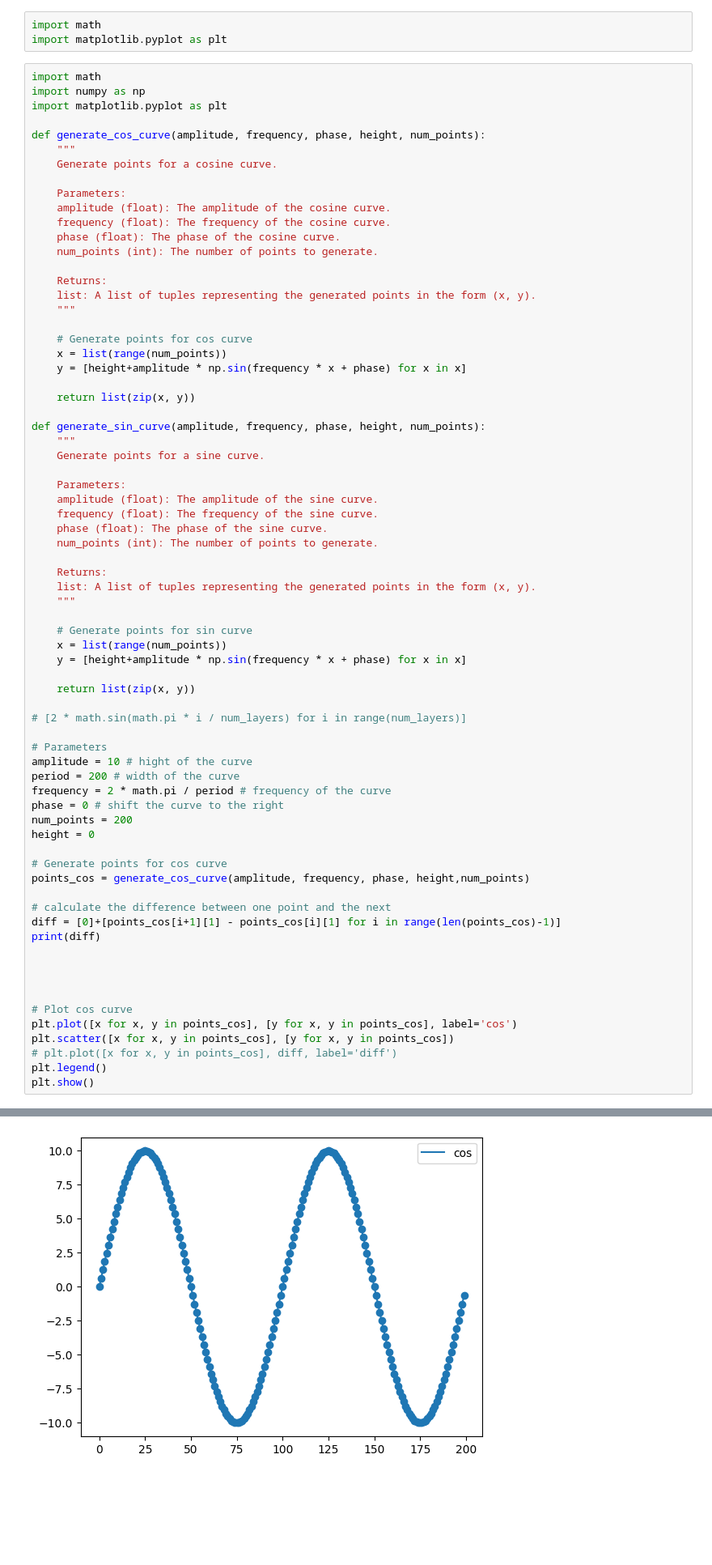
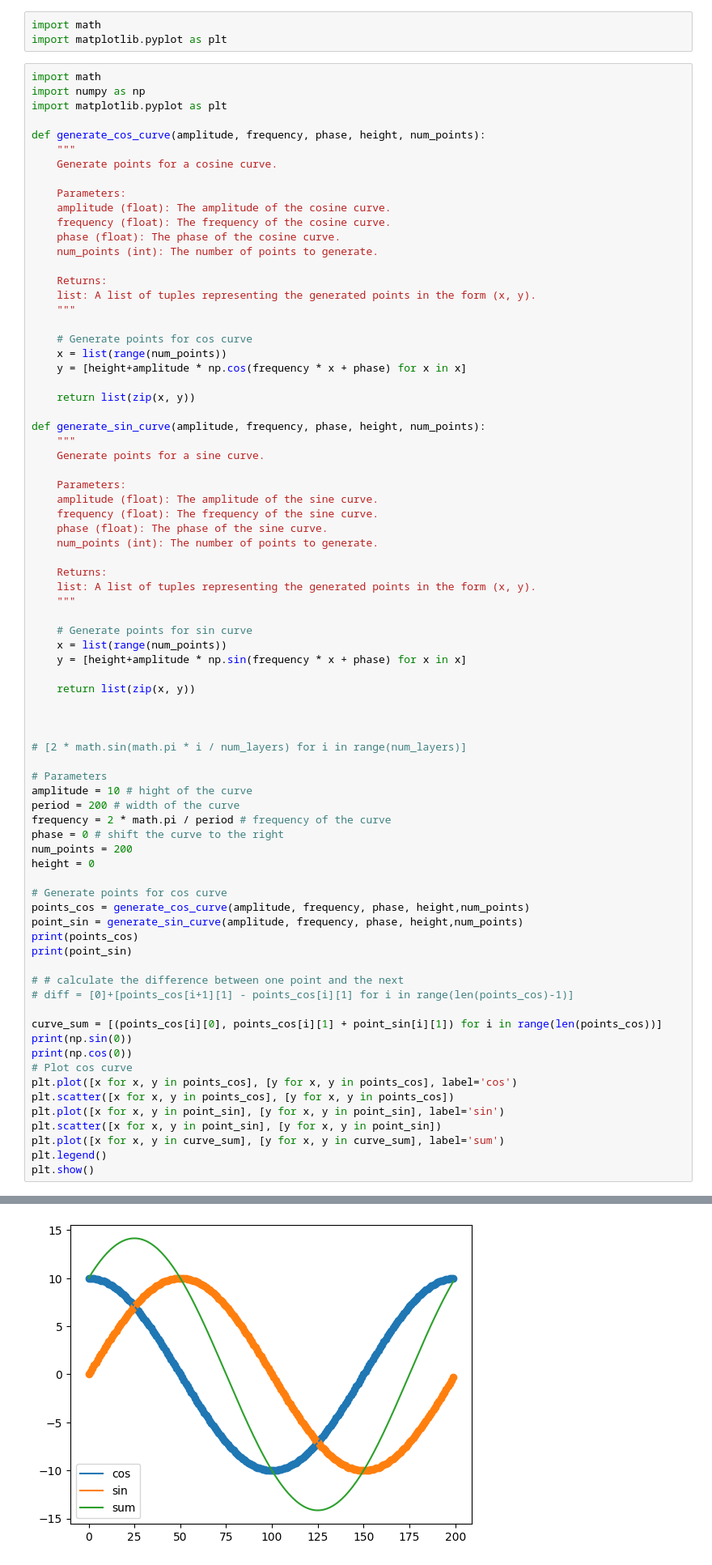
Before and after one commit to LegrandT/parametric_3D_design, a Jupyter notebook: tests.ipynb, the cells around one changed output, grey strips where cells are left out. Shown: that part at 81% size. Saved outputs shown, nothing was run; the diff lists cells and outputs as text; blank space fills up the shorter version.

```diff
--- a/tests.ipynb
+++ b/tests.ipynb
@@ -22,7 +22,7 @@ def generate_cos_curve(amplitude, frequency, phase, height, num_points):
 
     # Generate points for cos curve
     x = list(range(num_points))
-    y = [height+amplitude * np.sin(frequency * x + phase) for x in x]
+    y = [height+amplitude * np.cos(frequency * x + phase) for x in x]
 
     return list(zip(x, y))
 
@@ -46,6 +46,8 @@ def generate_sin_curve(amplitude, frequency, phase, height, num_points):
 
     return list(zip(x, y))
 
+
+
 # [2 * math.sin(math.pi * i / num_layers) for i in range(num_layers)]
 
 # Parameters
@@ -58,18 +60,22 @@ height = 0
 
 # Generate points for cos curve
 points_cos = generate_cos_curve(amplitude, frequency, phase, height,num_points)
+point_sin = generate_sin_curve(amplitude, frequency, phase, height,num_points)
+print(points_cos)
+print(point_sin)
 
-# calculate the difference between one point and the next
-diff = [0]+[points_cos[i+1][1] - points_cos[i][1] for i in range(len(points_cos)-1)]
-print(diff)
+# # calculate the difference between one point and the next
+# diff = [0]+[points_cos[i+1][1] - points_cos[i][1] for i in range(len(points_cos)-1)]
 
-
-
-
+curve_sum = [(points_cos[i][0], points_cos[i][1] + point_sin[i][1]) for i in range(len(points_cos))]
+print(np.sin(0))
+print(np.cos(0))
 # Plot cos curve
 plt.plot([x for x, y in points_cos], [y for x, y in points_cos], label='cos')
 plt.scatter([x for x, y in points_cos], [y for x, y in points_cos])
-# plt.plot([x for x, y in points_cos], diff, label='diff')
+plt.plot([x for x, y in point_sin], [y for x, y in point_sin], label='sin')
+plt.scatter([x for x, y in point_sin], [y for x, y in point_sin])
+plt.plot([x for x, y in curve_sum], [y for x, y in curve_sum], label='sum')
 plt.legend()
 plt.show()
 # %% [output]
@@ -77 +86 @@ plt.show()
-[figure, old version]
+[figure, new version]
```
Also changed, not shown: parts of 3 cells of this notebook, 1 other file.
